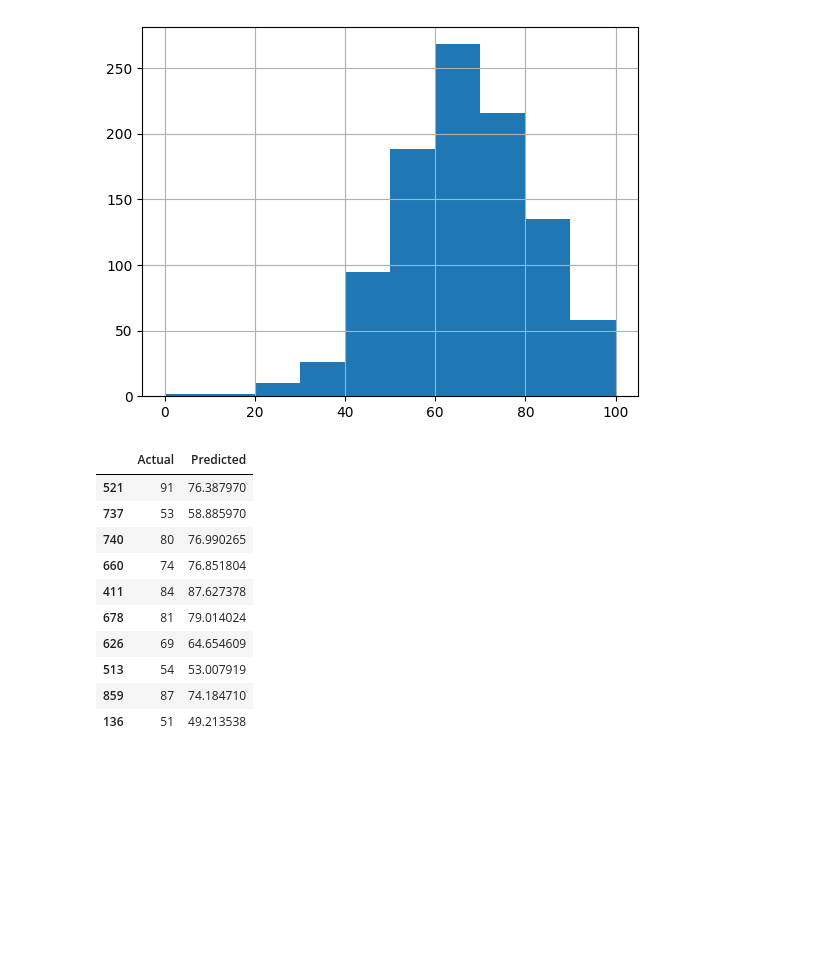
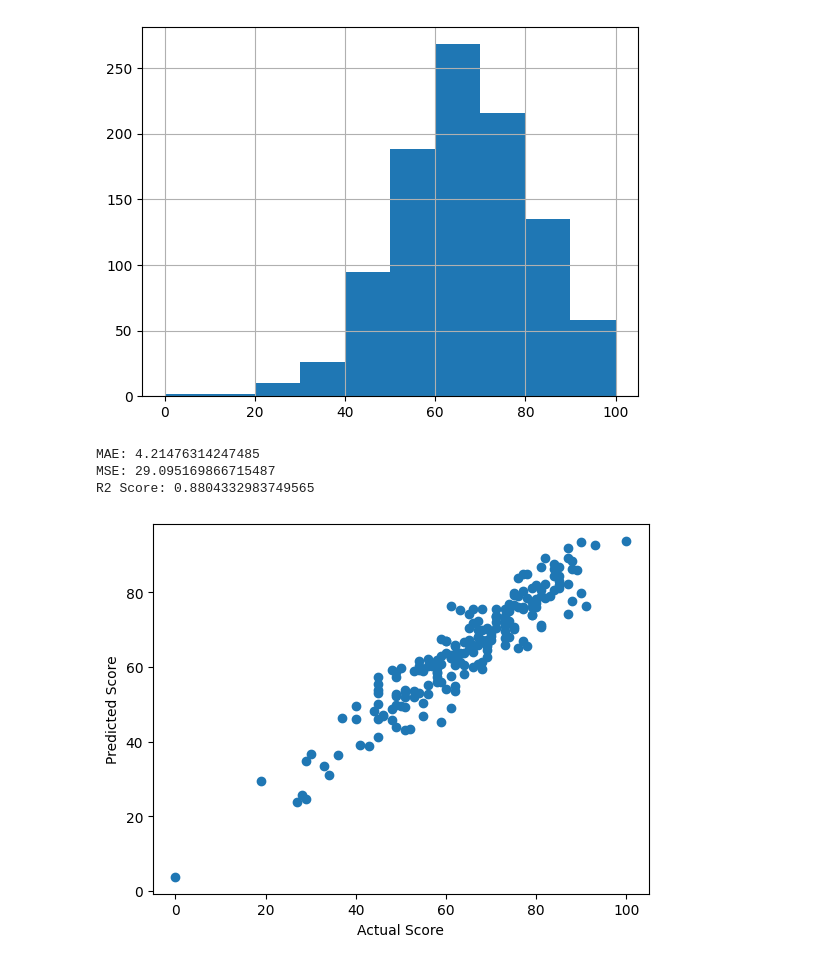
Before and after one commit to SonnNguyenn/student-score-predictor, a Jupyter notebook: notebook/exploration.ipynb, the cells around one changed output. Saved outputs shown, nothing was run; the diff lists cells and outputs as text; code cells hidden in the pictures; blank space fills up the shorter version.

```diff
--- a/notebook/exploration.ipynb
+++ b/notebook/exploration.ipynb
@@ -49,41 +49,54 @@ y = df["math score"]
 X = pd.get_dummies(X, drop_first=True)
 X.head()
 
 # X.info()
 
 from sklearn.model_selection import train_test_split
 
 X_train, X_test, y_train, y_test = train_test_split(
     X,
     y,
     test_size=0.2,
     random_state=42
 )
 
 X_train.shape
 X_test.shape
 
 from sklearn.linear_model import LinearRegression
 model = LinearRegression()
 model.fit(X_train, y_train)
 
 predictions = model.predict(X_test)
 predictions[:10]
 
 comparison = pd.DataFrame({
   "Actual": y_test,
   "Predicted": predictions})
 
 comparison.head(10)
+
+from sklearn.metrics import mean_absolute_error
+from sklearn.metrics import mean_squared_error
+from sklearn.metrics import r2_score
+
+mae = mean_absolute_error(y_test, predictions)
+print("MAE:", mae)
+
+mse = mean_squared_error(y_test, predictions)
+
+print("MSE:", mse)
+
+r2 = r2_score(y_test, predictions)
+
+print("R2 Score:", r2)
+
+plt.scatter(y_test, predictions)
+plt.xlabel("Actual Score")
+plt.ylabel("Predicted Score")
+plt.show()
 # %% [output]
-|  | Actual | Predicted |
-| 521 | 91 | 76.387970 |
-| 737 | 53 | 58.885970 |
-| 740 | 80 | 76.990265 |
-| 660 | 74 | 76.851804 |
-| 411 | 84 | 87.627378 |
-| 678 | 81 | 79.014024 |
-| 626 | 69 | 64.654609 |
-| 513 | 54 | 53.007919 |
-| 859 | 87 | 74.184710 |
-| 136 | 51 | 49.213538 |
+MAE: 4.21476314247485
+MSE: 29.095169866715487
+R2 Score: 0.8804332983749565
+[figure, added]
```
